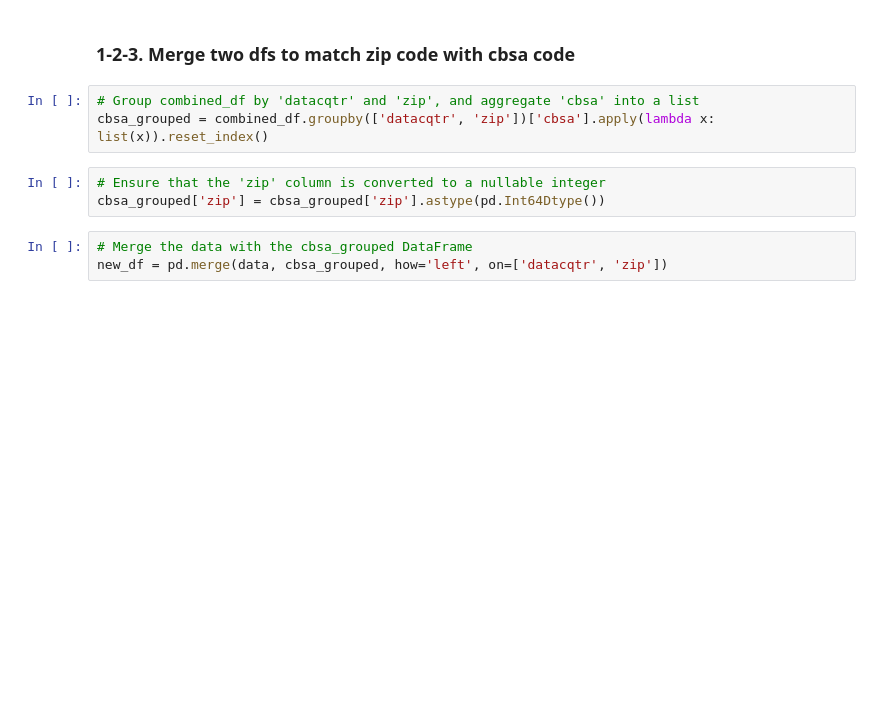
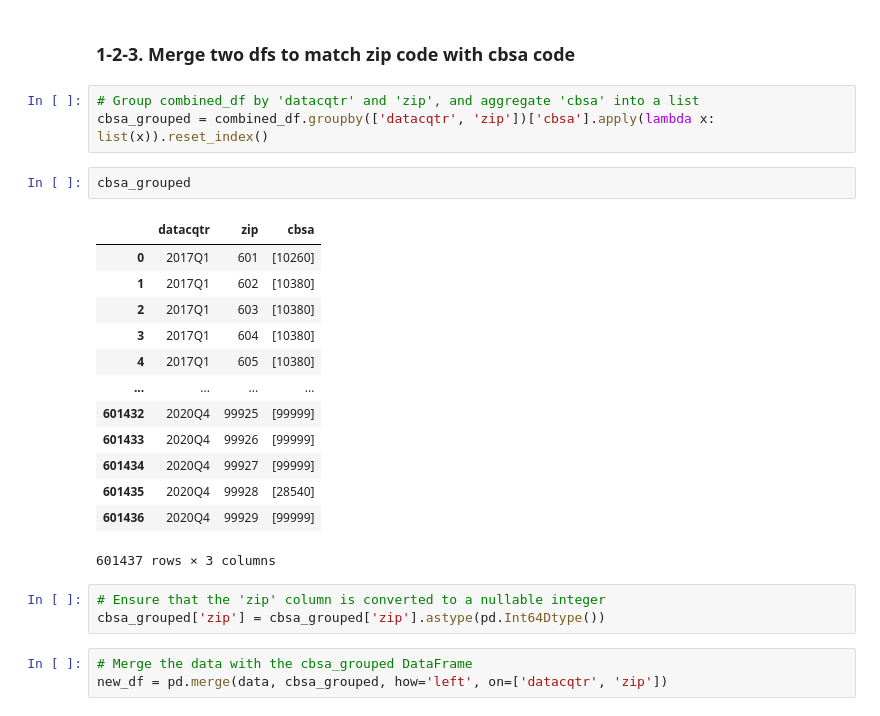
Before and after one commit to katieminjoo/Data_Engineering, a Jupyter notebook: Task1-2.ipynb, the cells around one changed output. Cells and saved outputs as stored; diff of their text form; blank space fills up the shorter version.

```diff
--- a/Task1-2.ipynb
+++ b/Task1-2.ipynb
@@ -121,6 +121,22 @@ combined_df
 # %%
 # Group combined_df by 'datacqtr' and 'zip', and aggregate 'cbsa' into a list
 cbsa_grouped = combined_df.groupby(['datacqtr', 'zip'])['cbsa'].apply(lambda x: list(x)).reset_index()
+# %%
+cbsa_grouped
+# %% [output]
+|  | datacqtr | zip | cbsa |
+| 0 | 2017Q1 | 601 | [10260] |
+| 1 | 2017Q1 | 602 | [10380] |
+| 2 | 2017Q1 | 603 | [10380] |
+| 3 | 2017Q1 | 604 | [10380] |
+| 4 | 2017Q1 | 605 | [10380] |
+| ... | ... | ... | ... |
+| 601432 | 2020Q4 | 99925 | [99999] |
+| 601433 | 2020Q4 | 99926 | [99999] |
+| 601434 | 2020Q4 | 99927 | [99999] |
+| 601435 | 2020Q4 | 99928 | [28540] |
+| 601436 | 2020Q4 | 99929 | [99999] |
+601437 rows × 3 columns
 # %%
 # Ensure that the 'zip' column is converted to a nullable integer
 cbsa_grouped['zip'] = cbsa_grouped['zip'].astype(pd.Int64Dtype())
```
Also changed, not shown: parts of 1 cell of this notebook, 1 other file.
